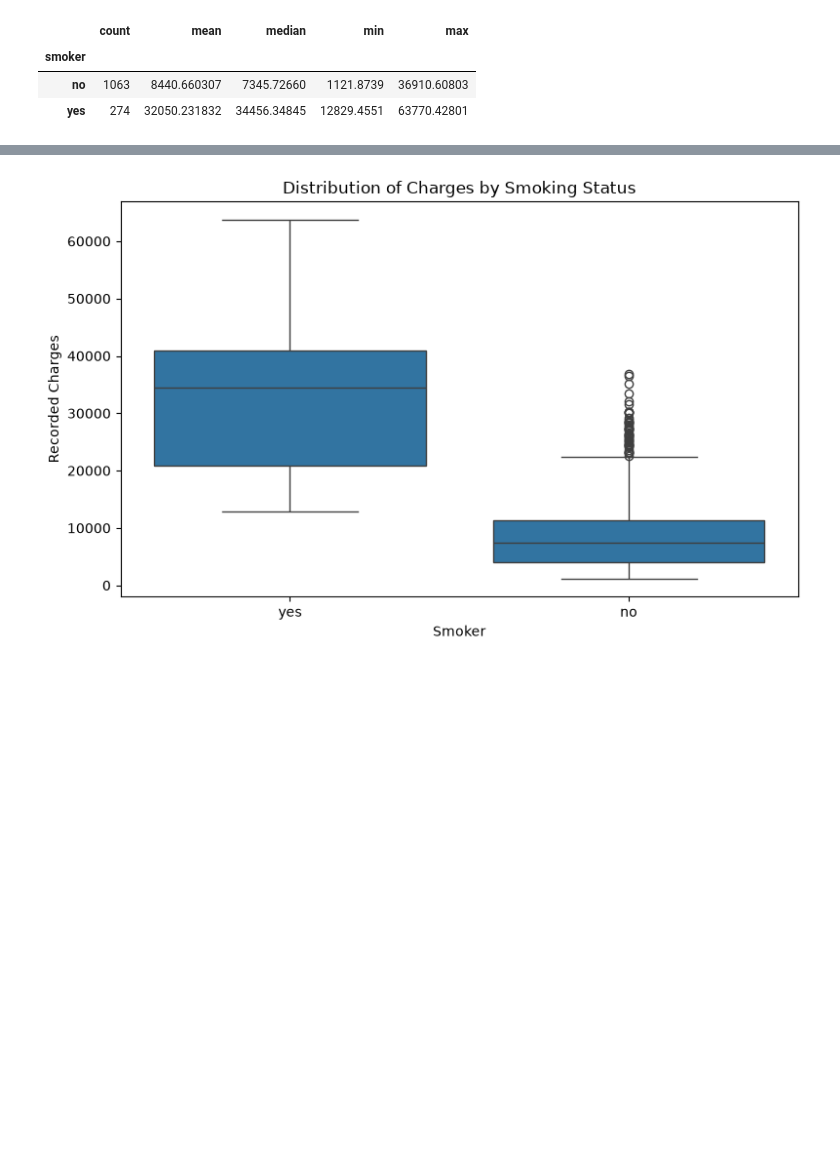
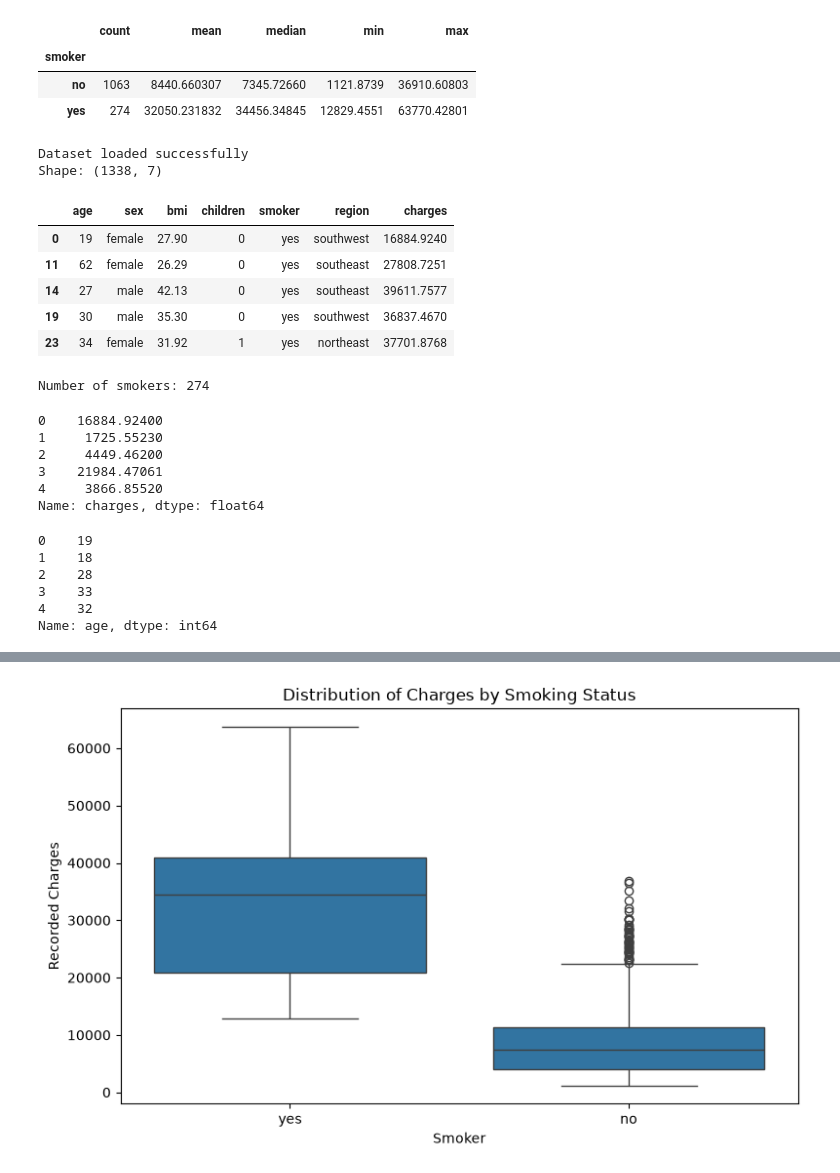
Before and after one commit to boooddi/healthcare-insurance-analysis1, a Jupyter notebook: notebooks/healthcare_insurance_analysis1.ipynb, the cells around one changed output, grey strips where cells are left out. Drawn from its saved outputs; the diff is of its cells as text; code cells hidden in the pictures; blank space fills up the shorter version.

```diff
--- a/notebooks/healthcare_insurance_analysis1.ipynb
+++ b/notebooks/healthcare_insurance_analysis1.ipynb
@@ -230,3 +382,49 @@ smoker_summary
 | smoker |  |  |  |  |  |
 | no | 1063 | 8440.660307 | 7345.72660 | 1121.8739 | 36910.60803 |
 | yes | 274 | 32050.231832 | 34456.34845 | 12829.4551 | 63770.42801 |
+# %%
+import pandas as pd
+
+df = pd.read_csv("../data/insurance.csv")
+
+print("Dataset loaded successfully")
+print("Shape:", df.shape)
+# %% [output]
+Dataset loaded successfully
+Shape: (1338, 7)
+# %%
+# Filter the dataset to show smokers only
+smokers = df[df["smoker"] == "yes"]
+
+smokers.head()
+# %% [output]
+|  | age | sex | bmi | children | smoker | region | charges |
+| 0 | 19 | female | 27.90 | 0 | yes | southwest | 16884.9240 |
+| 11 | 62 | female | 26.29 | 0 | yes | southeast | 27808.7251 |
+| 14 | 27 | male | 42.13 | 0 | yes | southeast | 39611.7577 |
+| 19 | 30 | male | 35.30 | 0 | yes | southwest | 36837.4670 |
+| 23 | 34 | female | 31.92 | 1 | yes | northeast | 37701.8768 |
+# %%
+print("Number of smokers:", len(smokers))
+# %% [output]
+Number of smokers: 274
+# %%
+# Select the first five values from the charges column
+df["charges"].iloc[0:5]
+# %% [output]
+0    16884.92400
+1     1725.55230
+2     4449.46200
+3    21984.47061
+4     3866.85520
+Name: charges, dtype: float64
+# %%
+# Select the age column
+df["age"].head()
+# %% [output]
+0    19
+1    18
+2    28
+3    33
+4    32
+Name: age, dtype: int64
```
Also changed, not shown: parts of 31 cells of this notebook, 1 other file.
